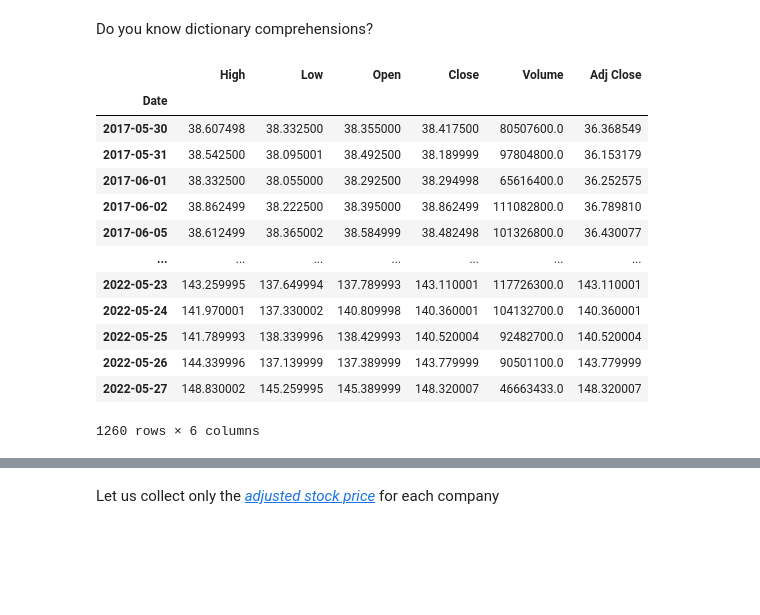
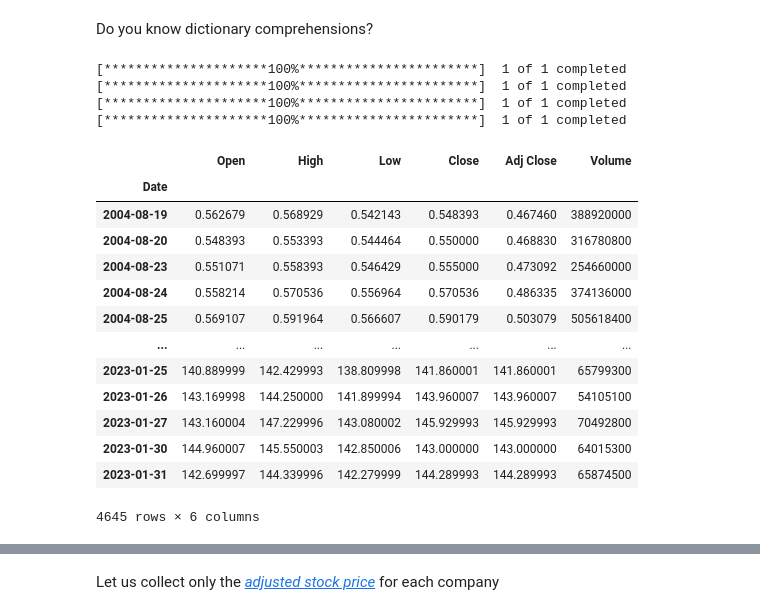
Before and after one commit to EMbeDS-education/StatsAndComputing20222023, a Jupyter notebook: PDAI/jupyter/jupyterNotebooks/M2_01NumPy_Pandas.ipynb, the cells around one changed output, grey strips where cells are left out. Cells and saved outputs as stored; diff of their text form; code cells hidden in the pictures; blank space fills up the shorter version.

```diff
--- a/PDAI/jupyter/jupyterNotebooks/M2_01NumPy_Pandas.ipynb
+++ b/PDAI/jupyter/jupyterNotebooks/M2_01NumPy_Pandas.ipynb
@@ -3462,21 +1809,25 @@ import matplotlib.pyplot as plt #MATLAB-like plotting framework.
 Do you know dictionary comprehensions?
 # %%
 #https://finance.yahoo.com/quote/AAPL/history?period1=1467770400&period2=1625536799&interval=1d&frequency=1d&filter=history&guccounter=1&guce_referrer=aHR0cDovL2xvY2FsaG9zdDo4ODg4Lw&guce_referrer_sig=AQAAAByrNT-HvDMWtenDoAglNPRKNaphvEwT3rMevHGT-mKwGMlw5NvAj3GlaBn1ztprmTfT4vIDwdzHgXvFpe72e3ISW5I0FoYRmSqR1SzvVcwg8VmpqbFpYQn8lMZqSHSkhru9c3-fOHLDo5dWLBUiR9iqs0kLoNADVPIfhXtw72_x
-all_data = {ticker: web.get_data_yahoo(ticker)
+all_data = {ticker: web.get_data_yahoo(ticker,"2004-08-19","2023-02-01")
             for ticker in ['AAPL', 'IBM', 'MSFT', 'GOOG']}
 all_data['AAPL']
 # %% [output]
+[*********************100%***********************]  1 of 1 completed
+[*********************100%***********************]  1 of 1 completed
+[*********************100%***********************]  1 of 1 completed
+[*********************100%***********************]  1 of 1 completed
-|  | High | Low | Open | Close | Volume | Adj Close |
+|  | Open | High | Low | Close | Adj Close | Volume |
 | Date |  |  |  |  |  |  |
-| 2017-05-30 | 38.607498 | 38.332500 | 38.355000 | 38.417500 | 80507600.0 | 36.368549 |
-| 2017-05-31 | 38.542500 | 38.095001 | 38.492500 | 38.189999 | 97804800.0 | 36.153179 |
-| 2017-06-01 | 38.332500 | 38.055000 | 38.292500 | 38.294998 | 65616400.0 | 36.252575 |
-| 2017-06-02 | 38.862499 | 38.222500 | 38.395000 | 38.862499 | 111082800.0 | 36.789810 |
-| 2017-06-05 | 38.612499 | 38.365002 | 38.584999 | 38.482498 | 101326800.0 | 36.430077 |
+| 2004-08-19 | 0.562679 | 0.568929 | 0.542143 | 0.548393 | 0.467460 | 388920000 |
+| 2004-08-20 | 0.548393 | 0.553393 | 0.544464 | 0.550000 | 0.468830 | 316780800 |
+| 2004-08-23 | 0.551071 | 0.558393 | 0.546429 | 0.555000 | 0.473092 | 254660000 |
+| 2004-08-24 | 0.558214 | 0.570536 | 0.556964 | 0.570536 | 0.486335 | 374136000 |
+| 2004-08-25 | 0.569107 | 0.591964 | 0.566607 | 0.590179 | 0.503079 | 505618400 |
 | ... | ... | ... | ... | ... | ... | ... |
-| 2022-05-23 | 143.259995 | 137.649994 | 137.789993 | 143.110001 | 117726300.0 | 143.110001 |
-| 2022-05-24 | 141.970001 | 137.330002 | 140.809998 | 140.360001 | 104132700.0 | 140.360001 |
-| 2022-05-25 | 141.789993 | 138.339996 | 138.429993 | 140.520004 | 92482700.0 | 140.520004 |
-| 2022-05-26 | 144.339996 | 137.139999 | 137.389999 | 143.779999 | 90501100.0 | 143.779999 |
-| 2022-05-27 | 148.830002 | 145.259995 | 145.389999 | 148.320007 | 46663433.0 | 148.320007 |
+| 2023-01-25 | 140.889999 | 142.429993 | 138.809998 | 141.860001 | 141.860001 | 65799300 |
+| 2023-01-26 | 143.169998 | 144.250000 | 141.899994 | 143.960007 | 143.960007 | 54105100 |
+| 2023-01-27 | 143.160004 | 147.229996 | 143.080002 | 145.929993 | 145.929993 | 70492800 |
+| 2023-01-30 | 144.960007 | 145.550003 | 142.850006 | 143.000000 | 143.000000 | 64015300 |
+| 2023-01-31 | 142.699997 | 144.339996 | 142.279999 | 144.289993 | 144.289993 | 65874500 |
-1260 rows × 6 columns
+4645 rows × 6 columns
```
Also changed, not shown: parts of 268 cells of this notebook, 5 other files.
